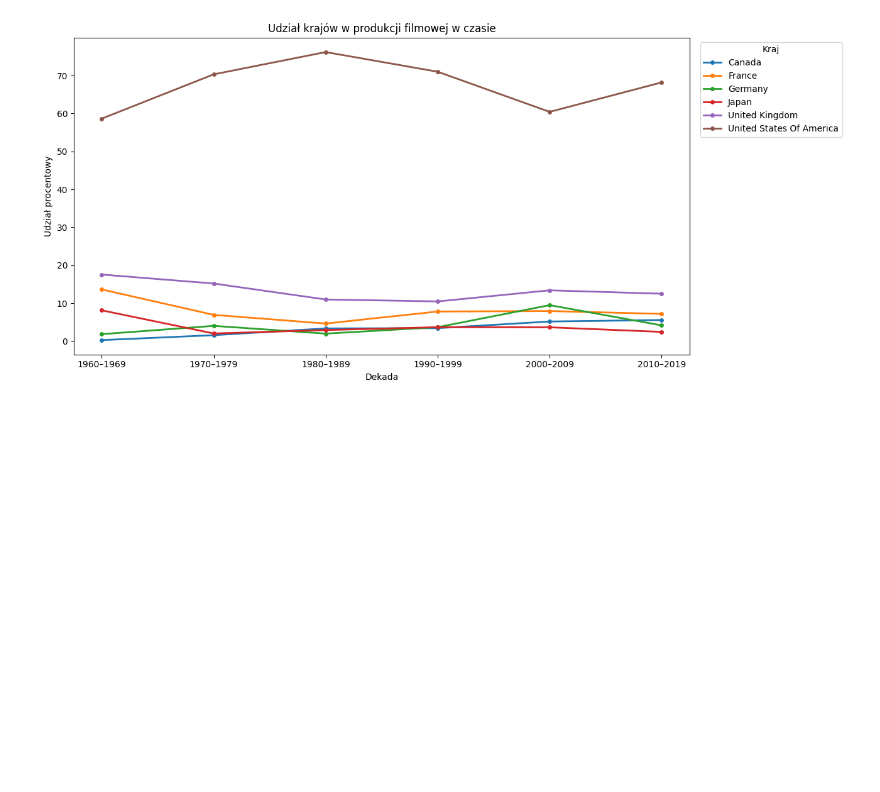
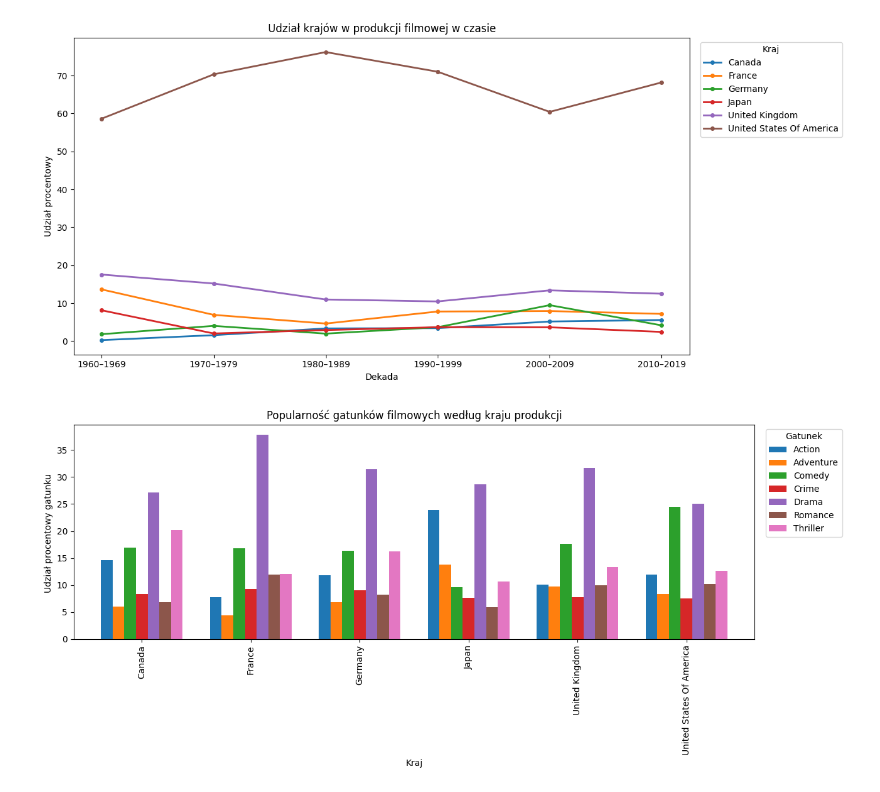
Before and after one commit to nbratek/Eksploracja-danych, a Jupyter notebook: budget_geography.ipynb, the cells around one changed output. Drawn from its saved outputs; the diff is of its cells as text; code cells hidden in the pictures; blank space fills up the shorter version.

```diff
--- a/budget_geography.ipynb
+++ b/budget_geography.ipynb
@@ -84,3 +84,20 @@ plt.tight_layout()
 plt.show()
 # %% [output]
 [figure]
+# %%
+top6 = country_df["country"].value_counts().head(6).index
+gdf = country_df[country_df["country"].isin(top6)].copy()
+gdf = gdf.assign(genre=gdf["genres_x"].str.split("|")).explode("genre")
+gdf = gdf[~gdf["genre"].isin(["(no genres listed)", "IMAX"])]
+gdf = gdf[gdf["genre"].isin(gdf["genre"].value_counts().head(7).index)]
+pivot = gdf.groupby(["country", "genre"]).size().unstack(fill_value=0)
+pivot = pivot.div(pivot.sum(axis=1), axis=0) * 100
+pivot.plot(kind="bar", figsize=(13, 6), width=0.75)
+plt.title("Popularność gatunków filmowych według kraju produkcji")
+plt.xlabel("Kraj")
+plt.ylabel("Udział procentowy gatunku ")
+plt.legend(title="Gatunek", bbox_to_anchor=(1.01, 1), loc="upper left")
+plt.tight_layout()
+plt.show()
+# %% [output]
+[figure, added]
```
